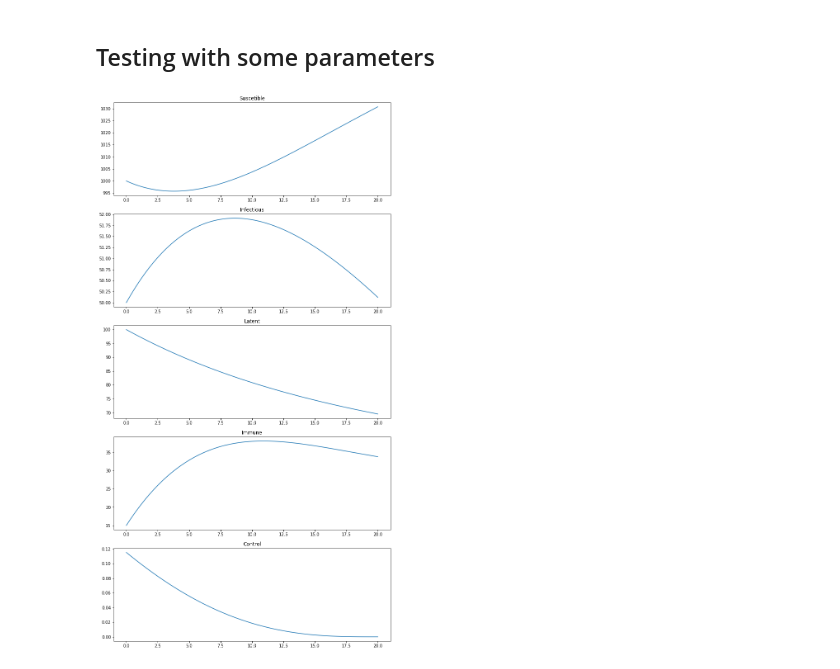
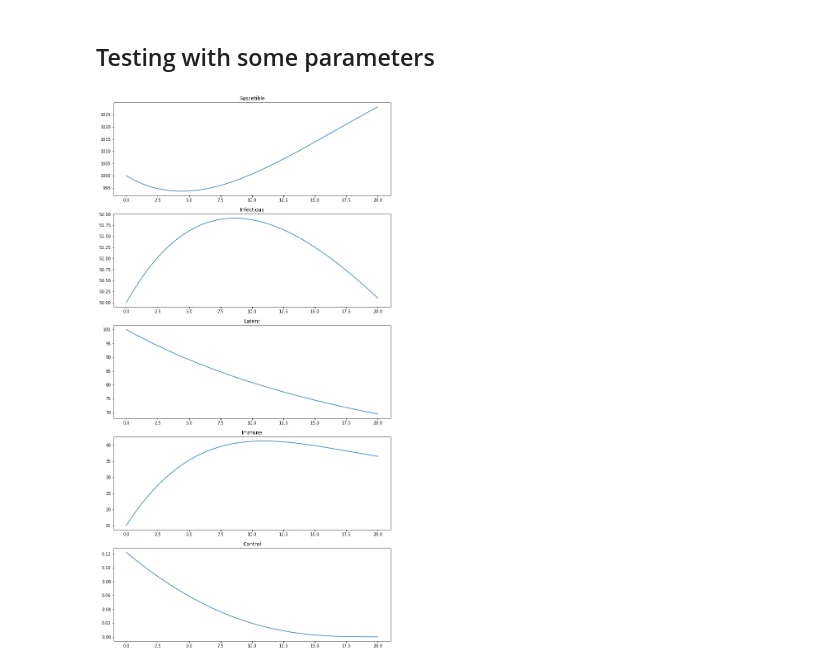
Before and after one commit to lucasmoschen/ta-sessions, a Jupyter notebook: Optimal_Control/Laboratory_13.ipynb, the cells around one changed output. Saved outputs shown, nothing was run; the diff lists cells and outputs as text; code cells hidden in the pictures.

```diff
--- a/Optimal_Control/Laboratory_13.ipynb
+++ b/Optimal_Control/Laboratory_13.ipynb
@@ -154,7 +154,7 @@ class Epidemic:
         #parameters
         N = 100
         h = 1/N
-        p = 0.1
+        p = 0.001
         test = -1
 
         #variables
@@ -210,26 +210,26 @@ class Epidemic:
 A,a,b,c,d,e,g,T,S0,E0,I0,R0 = 0.1,0.2,0.525,0.001,0.5,0.5,0.1,20,1000,100,50,15
 # %%
 problem = Epidemic(A,a,b,c,d,e,g,T,S0,E0,I0,R0)
-S,E,I,R,adj = problem.solve()
+S,E,I,R,u = problem.solve()
 # %%
 t = np.linspace(0,T,100 + 1)
 
 fig = plt.figure(figsize=(12,24))
 plt.subplot(5,1,1)
 plt.plot(t, S)
 plt.title('Suscetible')
 plt.subplot(5,1,2)
 plt.plot(t, I)
 plt.title('Infectious')
 plt.subplot(5,1,3)
 plt.plot(t, E)
 plt.title('Latent')
 plt.subplot(5,1,4)
 plt.plot(t, R)
 plt.title('Immune')
 plt.subplot(5,1,5)
-plt.plot(t, adj)
+plt.plot(t, u)
 plt.title('Control')
 plt.show()
 # %% [output]
-[figure, old version]
+[figure, new version]
```
Also changed, not shown: parts of 1 cell of this notebook.
